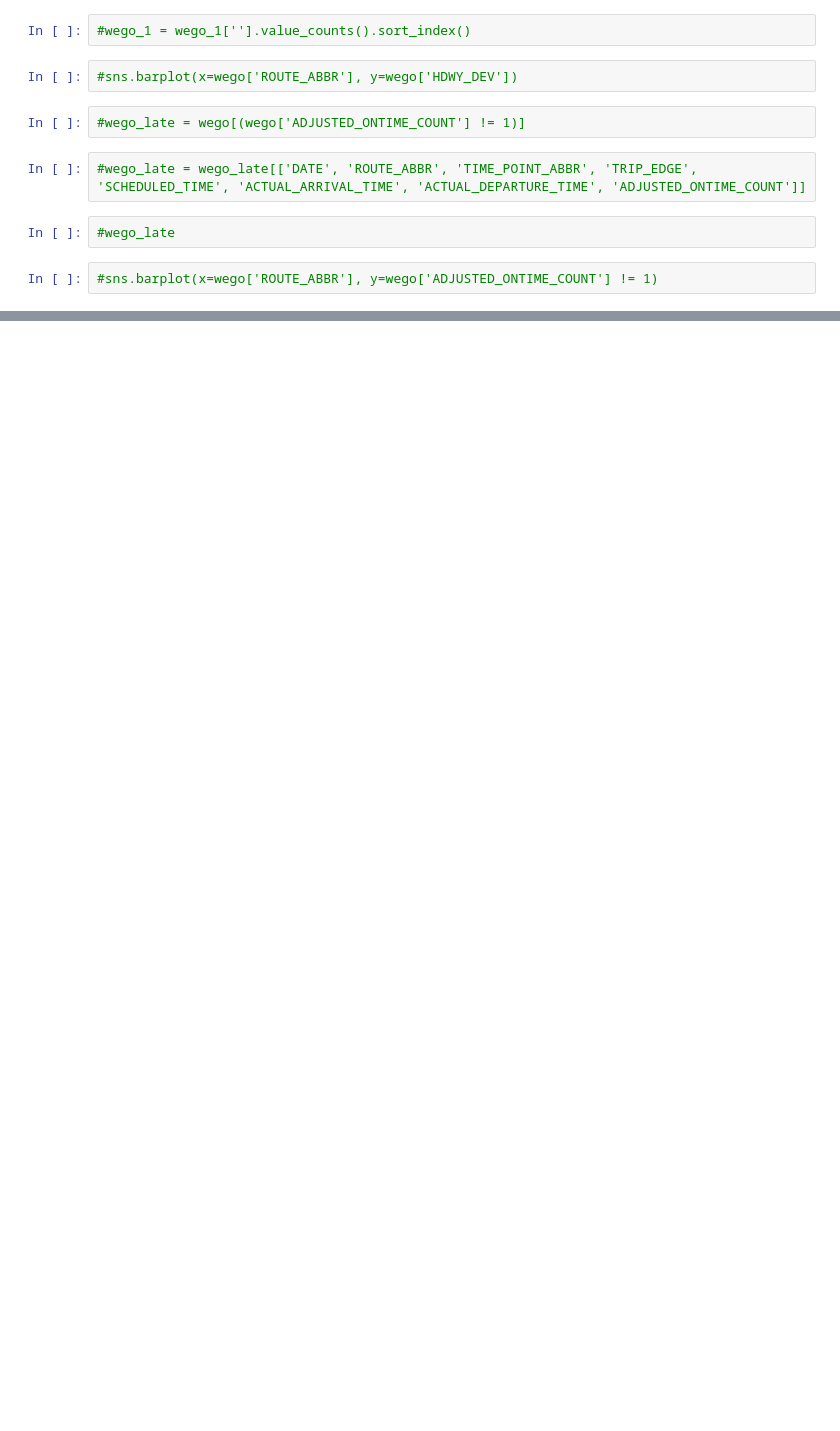
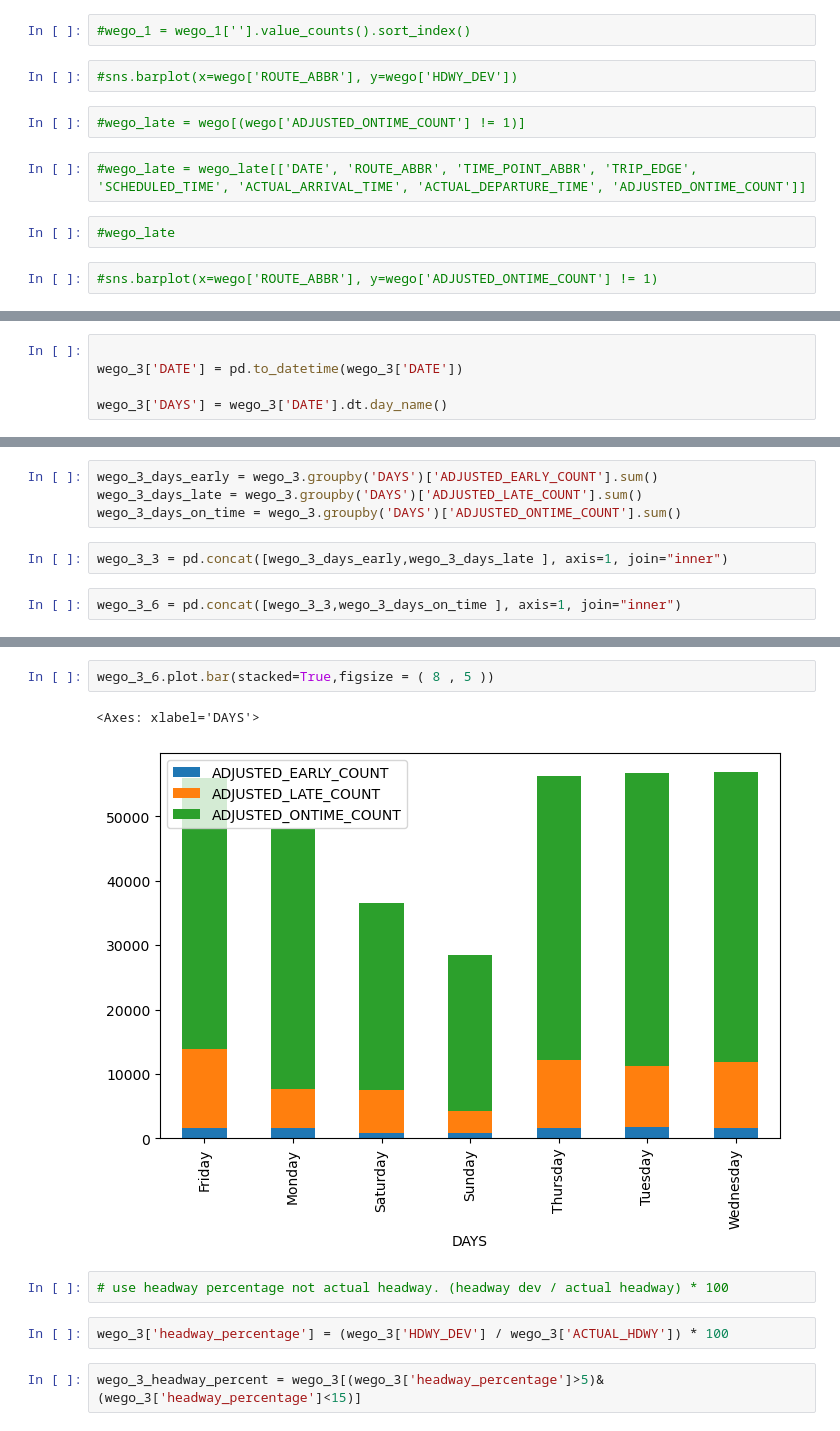
Before and after one commit to NSS-Data-Analytics-Cohort-12/wego-python-da12-javascript-express, a Jupyter notebook: notebooks/wego_project_gt.ipynb, the cells around one changed output, grey strips where cells are left out. Drawn from its saved outputs; the diff is of its cells as text; blank space fills up the shorter version.

```diff
--- a/notebooks/wego_project_gt.ipynb
+++ b/notebooks/wego_project_gt.ipynb
@@ -204,0 +496,5 @@ wego_1
+# %%
+
+wego_3['DATE'] = pd.to_datetime(wego_3['DATE'])
+
+wego_3['DAYS'] = wego_3['DATE'].dt.day_name()
@@ -204,0 +517,8 @@ wego_1
+# %%
+wego_3_days_early = wego_3.groupby('DAYS')['ADJUSTED_EARLY_COUNT'].sum()
+wego_3_days_late = wego_3.groupby('DAYS')['ADJUSTED_LATE_COUNT'].sum()
+wego_3_days_on_time = wego_3.groupby('DAYS')['ADJUSTED_ONTIME_COUNT'].sum()
+# %%
+wego_3_3 = pd.concat([wego_3_days_early,wego_3_days_late ], axis=1, join="inner")
+# %%
+wego_3_6 = pd.concat([wego_3_3,wego_3_days_on_time ], axis=1, join="inner")
@@ -204,0 +537,11 @@ wego_1
+# %%
+wego_3_6.plot.bar(stacked=True,figsize = ( 8 , 5 ))
+# %% [output]
+<Axes: xlabel='DAYS'>
+[figure, added]
+# %%
+# use headway percentage not actual headway. (headway dev / actual headway) * 100
+# %%
+wego_3['headway_percentage'] = (wego_3['HDWY_DEV'] / wego_3['ACTUAL_HDWY']) * 100
+# %%
+wego_3_headway_percent = wego_3[(wego_3['headway_percentage']>5)&(wego_3['headway_percentage']<15)]
```
Also changed, not shown: parts of 68 cells of this notebook.
